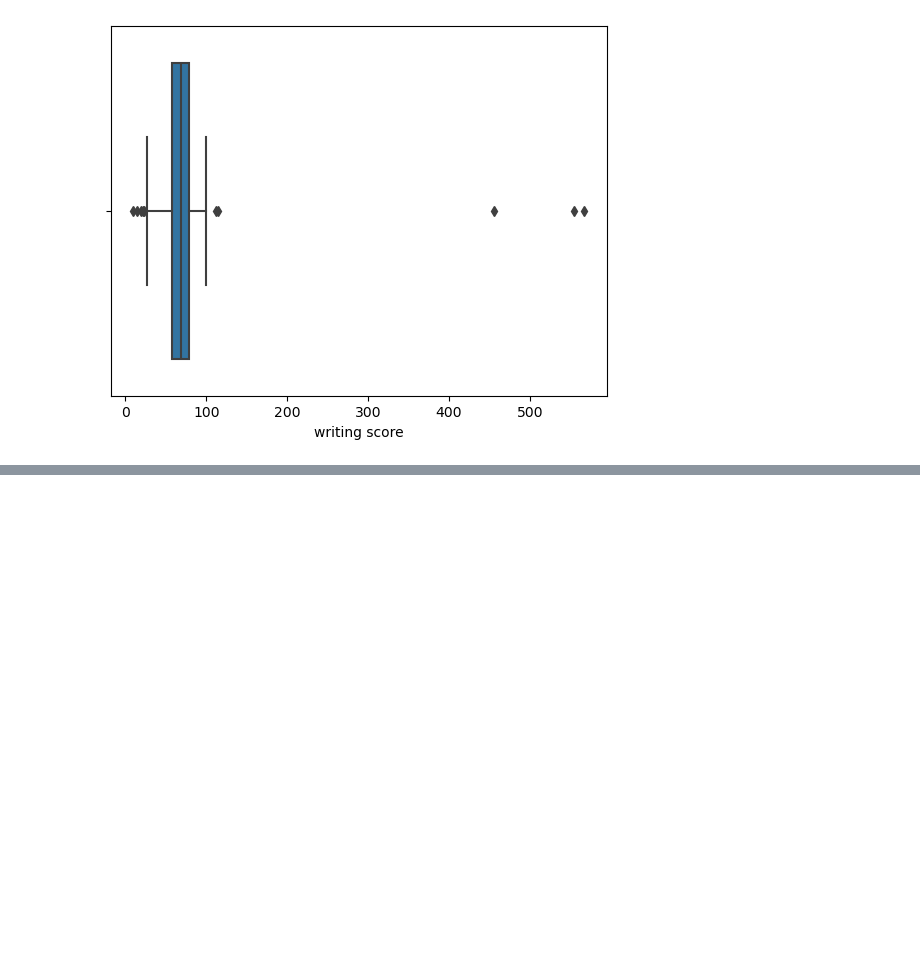
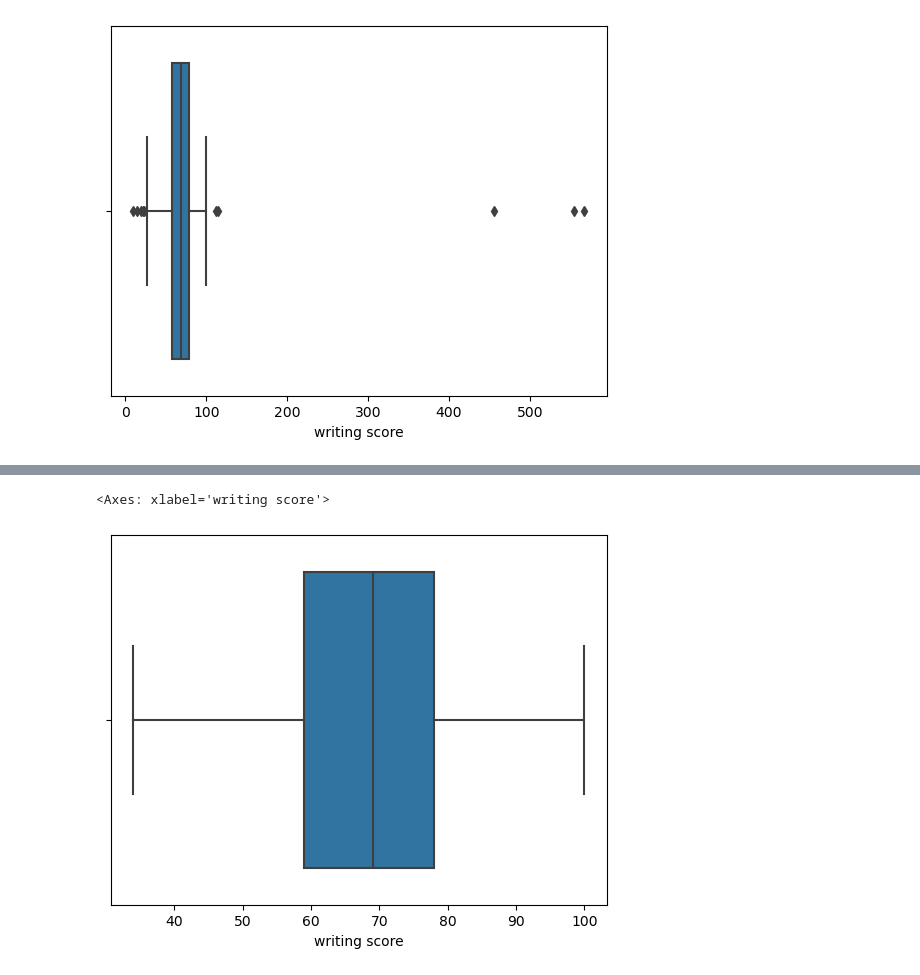
Before and after one commit to piyushhagarwal/TE-SEM2, a Jupyter notebook: DSBDA/Assignment 2/main.ipynb, the cells around one changed output, grey strips where cells are left out. Cells and saved outputs as stored; diff of their text form; code cells hidden in the pictures; blank space fills up the shorter version.

Commit message:
Outliers removal

```diff
--- a/DSBDA/Assignment 2/main.ipynb
+++ b/DSBDA/Assignment 2/main.ipynb
@@ -174,0 +192,21 @@ memory usage: 56.2+ KB
+# %%
+# Method 3: IQR (Interquartile Range) method
+# IQR is the range between the first quartile (Q1) and the third quartile (Q3) of the data. It is calculated as:
+# IQR = Q3 - Q1
+# Outliers are defined as data points that fall below Q1 - 1.5 * IQR or above Q3 + 1.5 * IQR.
+# YT video for IQR: https://www.youtube.com/watch?v=A3gClkblXK8
+
+Q1 = dataset["writing score"].quantile(0.25)
+Q3 = dataset["writing score"].quantile(0.75)
+
+IQR = Q3 - Q1
+
+lower_bound = Q1 - 1.5 * IQR
+upper_bound = Q3 + 1.5 * IQR
+
+dataset = dataset[(dataset["writing score"] > lower_bound) & (dataset["writing score"] < upper_bound)]
+
+sns.boxplot(x=dataset["writing score"])
+# %% [output]
+<Axes: xlabel='writing score'>
+[figure, added]
```
Also changed, not shown: parts of 4 cells of this notebook.
